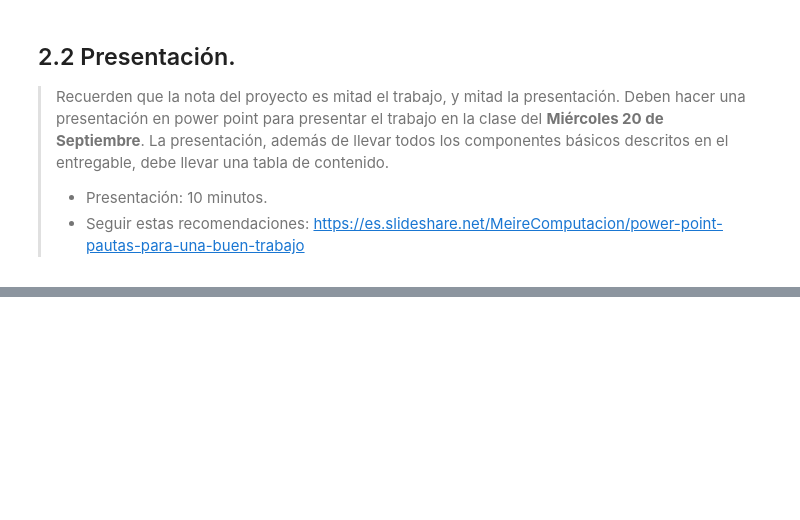
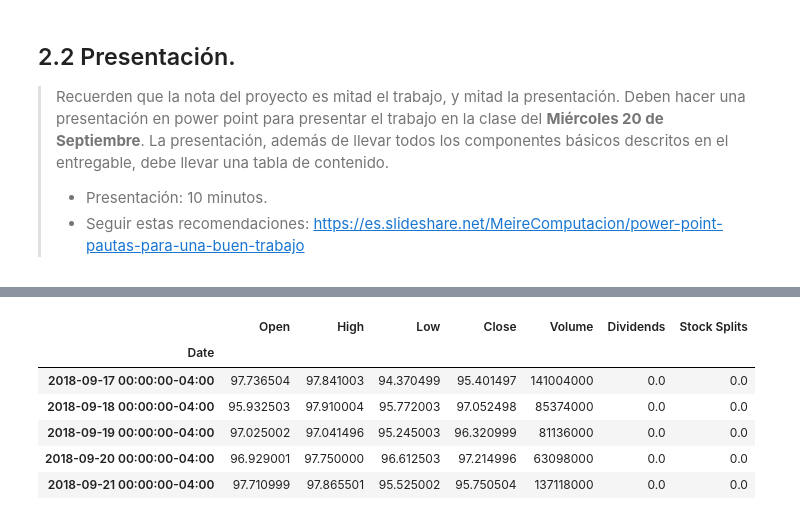
Before and after one commit to SantiagoReyess/Proyecto_SIMMAT_1, a Jupyter notebook: PM1_ReyesS_BarbaJ.ipynb, the cells around one changed output, grey strips where cells are left out. Cells and saved outputs as stored; diff of their text form; code cells hidden in the pictures; blank space fills up the shorter version.

```diff
--- a/PM1_ReyesS_BarbaJ.ipynb
+++ b/PM1_ReyesS_BarbaJ.ipynb
@@ -47,0 +87,52 @@ Referencia:
+# %%
+ticker1 = 'AMZN'
+ticker2 = 'NVDA'
+ticker3 = 'AAPL'
+ticker4 = 'MSFT'
+ticker5 = 'TSLA'
+start_date = '2018-09-17'
+end_date = '2023-09-17'
+
+tk1 = yf.Ticker(ticker1)
+tk2 = yf.Ticker(ticker2)
+tk3 = yf.Ticker(ticker3)
+tk4 = yf.Ticker(ticker4)
+tk5 = yf.Ticker(ticker5)
+
+price1 = tk1.history(period="1d",start=start_date,end=end_date)
+price2 = tk2.history(period="1d",start=start_date,end=end_date)
+price3 = tk3.history(period="1d",start=start_date,end=end_date)
+price4 = tk4.history(period="1d",start=start_date,end=end_date)
+price5 = tk5.history(period="1d",start=start_date,end=end_date)
+
+# Eliminar datos nulos si los hubiera
+price1 = price1.dropna()
+price2 = price2.dropna()
+price3 = price3.dropna()
+price4 = price4.dropna()
+price5 = price5.dropna()
+
+# Igualar la cantidad de datos para tener solo la cantidad minima de datos
+min_data = np.min([np.shape(price1)[0],np.shape(price2)[0],np.shape(price3)[0]])
+price1 = price1.iloc[0:min_data,:]
+price2 = price2.iloc[0:min_data,:]
+price3 = price3.iloc[0:min_data,:]
+price4 = price4.iloc[0:min_data,:]
+price5 = price5.iloc[0:min_data,:]
+
+#%% definicion de funciones
+def rendimientos(x):
+    p = np.array(x)
+    r = p[1:-1]/p[0:-2]-1
+    return r
+# %%
+#@ Visualizar una muestra de los datos
+price1.head(5)
+# %% [output]
+|  | Open | High | Low | Close | Volume | Dividends | Stock Splits |
+| Date |  |  |  |  |  |  |  |
+| 2018-09-17 00:00:00-04:00 | 97.736504 | 97.841003 | 94.370499 | 95.401497 | 141004000 | 0.0 | 0.0 |
+| 2018-09-18 00:00:00-04:00 | 95.932503 | 97.910004 | 95.772003 | 97.052498 | 85374000 | 0.0 | 0.0 |
+| 2018-09-19 00:00:00-04:00 | 97.025002 | 97.041496 | 95.245003 | 96.320999 | 81136000 | 0.0 | 0.0 |
+| 2018-09-20 00:00:00-04:00 | 96.929001 | 97.750000 | 96.612503 | 97.214996 | 63098000 | 0.0 | 0.0 |
+| 2018-09-21 00:00:00-04:00 | 97.710999 | 97.865501 | 95.525002 | 95.750504 | 137118000 | 0.0 | 0.0 |
```
Also changed, not shown: parts of 7 cells of this notebook.
